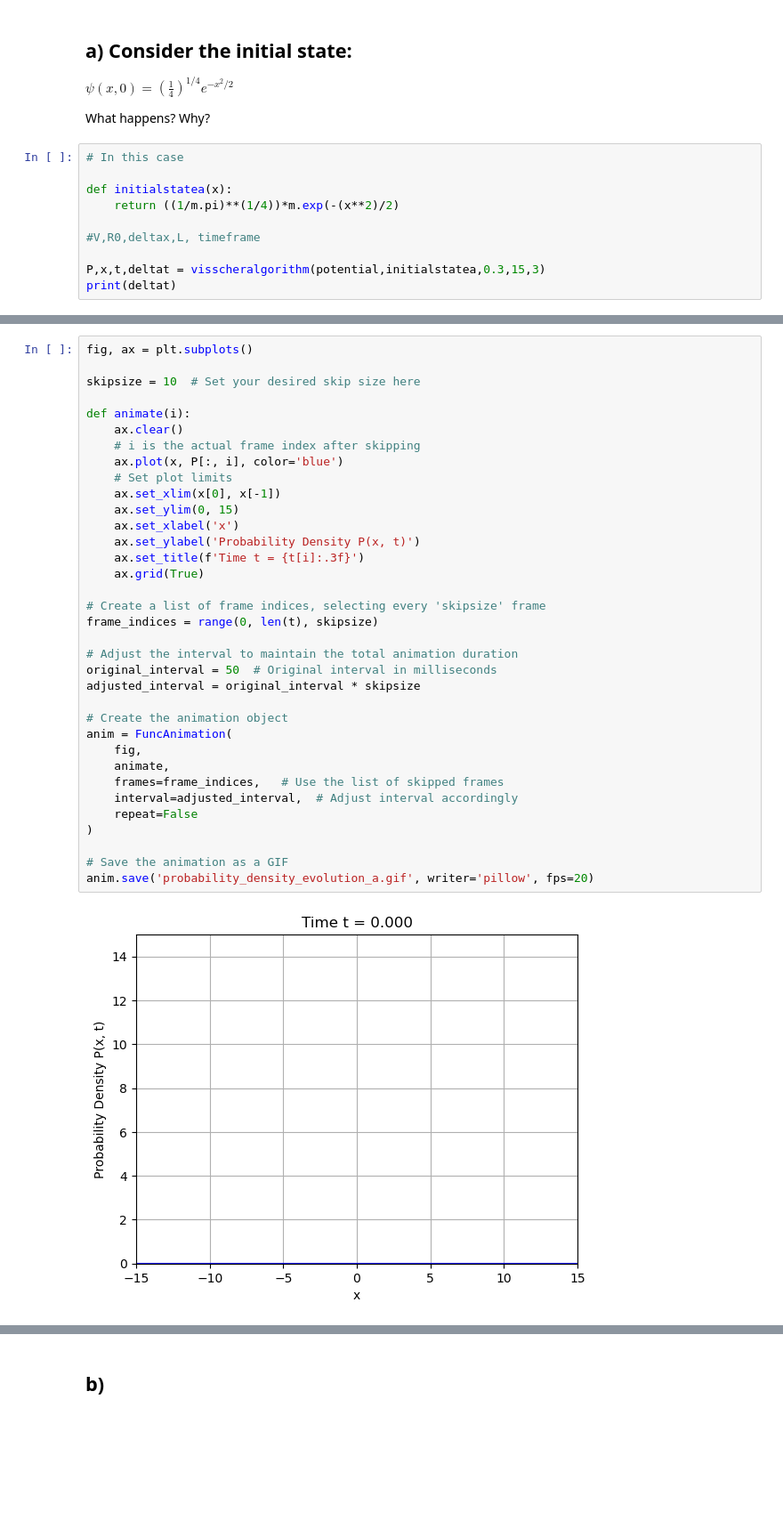
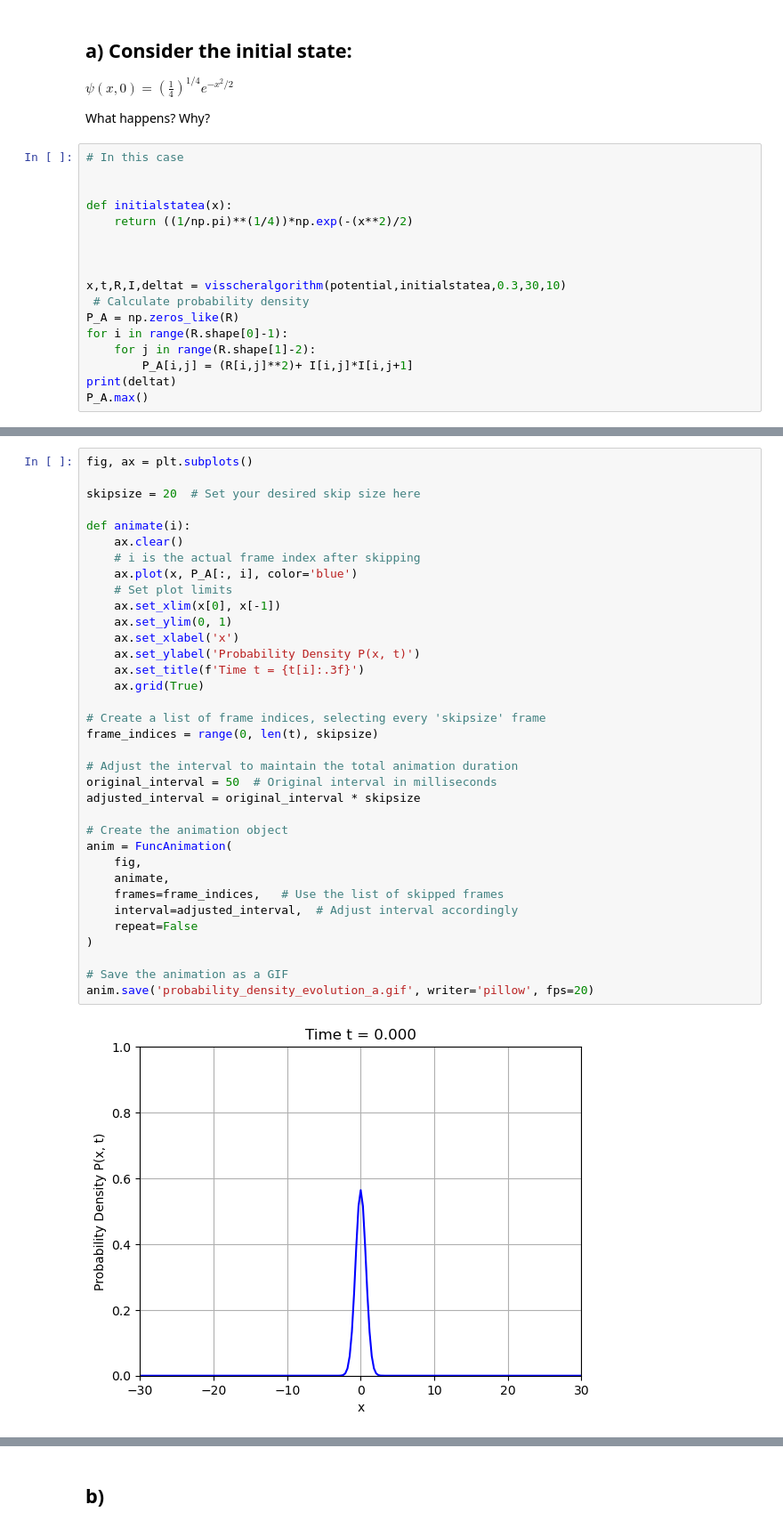
Before and after one commit to caioacleao/Hackaquantum---QS2024-, a Jupyter notebook: Hackaquantum/BEC/Problem 3/Problem 2-3.ipynb, the cells around one changed output, grey strips where cells are left out. Shown at 89% size. Cells and saved outputs as stored; diff of their text form; blank space fills up the shorter version.

```diff
--- a/Hackaquantum/BEC/Problem 3/Problem 2-3.ipynb
+++ b/Hackaquantum/BEC/Problem 3/Problem 2-3.ipynb
@@ -83,11 +134,18 @@ What happens? Why?
 # %%
 # In this case
 
+
 def initialstatea(x):
-    return ((1/m.pi)**(1/4))*m.exp(-(x**2)/2)
+    return ((1/np.pi)**(1/4))*np.exp(-(x**2)/2)
 
-#V,R0,deltax,L, timeframe
 
-P,x,t,deltat = visscheralgorithm(potential,initialstatea,0.3,15,3)
+
+x,t,R,I,deltat = visscheralgorithm(potential,initialstatea,0.3,30,10)
+ # Calculate probability density
+P_A = np.zeros_like(R)
+for i in range(R.shape[0]-1):
+    for j in range(R.shape[1]-2):
+        P_A[i,j] = (R[i,j]**2)+ I[i,j]*I[i,j+1]
 print(deltat)
+P_A.max()
 # %% [output]
@@ -95,37 +156,37 @@ print(deltat)
 # %%
 fig, ax = plt.subplots()
 
-skipsize = 10  # Set your desired skip size here
+skipsize = 20  # Set your desired skip size here
 
 def animate(i):
     ax.clear()
     # i is the actual frame index after skipping
-    ax.plot(x, P[:, i], color='blue')
+    ax.plot(x, P_A[:, i], color='blue')
     # Set plot limits
     ax.set_xlim(x[0], x[-1])
-    ax.set_ylim(0, 15)
+    ax.set_ylim(0, 1)
     ax.set_xlabel('x')
     ax.set_ylabel('Probability Density P(x, t)')
     ax.set_title(f'Time t = {t[i]:.3f}')
     ax.grid(True)
 
 # Create a list of frame indices, selecting every 'skipsize' frame
 frame_indices = range(0, len(t), skipsize)
 
 # Adjust the interval to maintain the total animation duration
 original_interval = 50  # Original interval in milliseconds
 adjusted_interval = original_interval * skipsize
 
 # Create the animation object
 anim = FuncAnimation(
     fig,
     animate,
     frames=frame_indices,   # Use the list of skipped frames
     interval=adjusted_interval,  # Adjust interval accordingly
     repeat=False
 )
 
 # Save the animation as a GIF
 anim.save('probability_density_evolution_a.gif', writer='pillow', fps=20)
 # %% [output]
-[figure, old version]
+[figure, new version]
```
Also changed, not shown: parts of 13 cells of this notebook, 3 other files.
